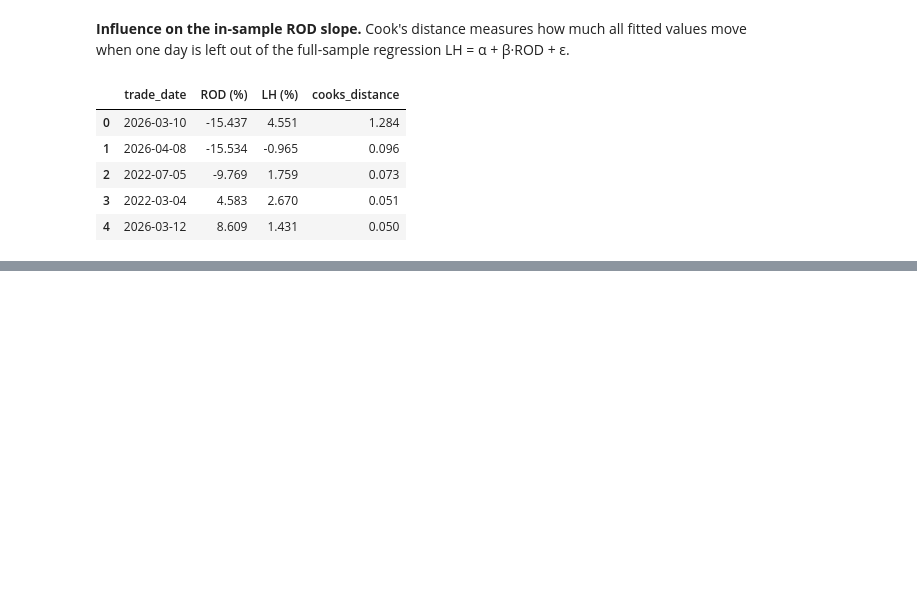
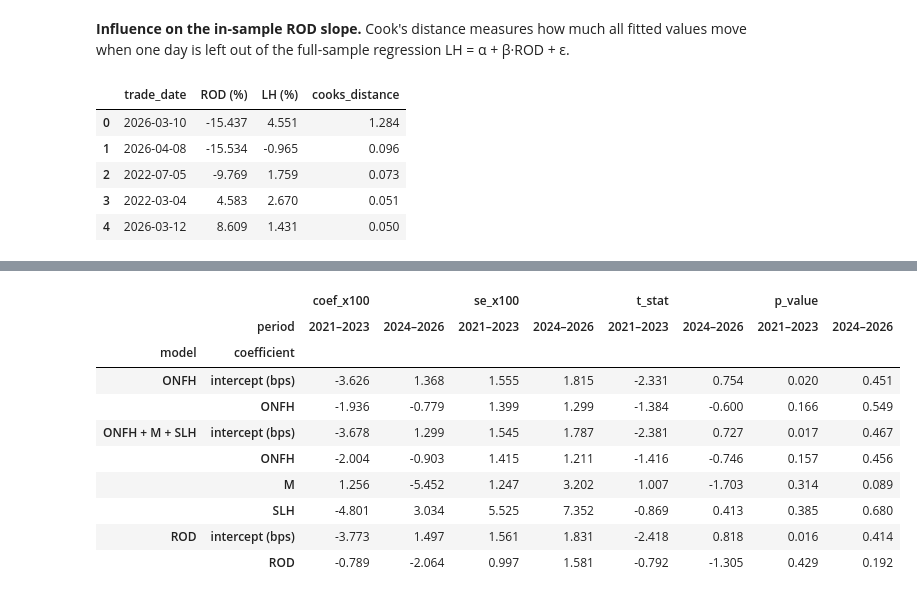
Before and after one commit to gwino/futures-project-group3, a Jupyter notebook: analysis/04_replication_results.ipynb, the cells around one changed output, grey strips where cells are left out. Saved outputs shown, nothing was run; the diff lists cells and outputs as text; code cells hidden in the pictures; blank space fills up the shorter version.

```diff
--- a/analysis/04_replication_results.ipynb
+++ b/analysis/04_replication_results.ipynb
@@ -349,0 +351,32 @@ In 2021–2026 there is **no evidence of intraday momentum in CL**. The slopes a
+# %%
+subperiods = pd.read_csv(tables / "replication_subperiods.csv")
+fit_table = pd.read_csv(tables / "replication_subperiod_fit.csv")
+changes = pd.read_csv(tables / "replication_subperiod_differences.csv")
+PERIODS = {"full": "2021–2026", "2021_2023": "2021–2023", "2024_2026": "2024–2026"}
+TERMS_BPS = {**TERMS, "const": "intercept (bps)"}
+
+
+def in_units(frame: pd.DataFrame, columns: list[str]) -> pd.DataFrame:
+	# Slopes stay x 100; intercepts are shown in basis points (x 100 again).
+	factor = np.where(frame["term"].eq("const"), 100, 1)
+	return frame.assign(**{column: frame[column] * factor for column in columns})
+
+
+coefficients = subperiods[subperiods["variant"].eq("baseline") & subperiods["lag_rule"].eq("common_7") & subperiods["period"].ne("full")]
+coefficients = in_units(coefficients, ["coef_x100", "se_x100", "ci_low_x100", "ci_high_x100"]).assign(
+	model=lambda frame: frame["model"].map(MODELS), coefficient=lambda frame: frame["term"].map(TERMS_BPS), period=lambda frame: frame["period"].map(PERIODS),
+	ci=lambda frame: frame.apply(lambda row: f"[{row['ci_low_x100']:.2f}, {row['ci_high_x100']:.2f}]", axis=1),
+)
+coefficients.pivot_table(index=["model", "coefficient"], columns="period", values=["coef_x100", "se_x100", "t_stat", "p_value"], aggfunc="first", sort=False)
+# %% [output]
+|  |  | coef_x100 |  | se_x100 |  | t_stat |  | p_value |  |
+|  | period | 2021–2023 | 2024–2026 | 2021–2023 | 2024–2026 | 2021–2023 | 2024–2026 | 2021–2023 | 2024–2026 |
+| model | coefficient |  |  |  |  |  |  |  |  |
+| ONFH | intercept (bps) | -3.626 | 1.368 | 1.555 | 1.815 | -2.331 | 0.754 | 0.020 | 0.451 |
+|  | ONFH | -1.936 | -0.779 | 1.399 | 1.299 | -1.384 | -0.600 | 0.166 | 0.549 |
+| ONFH + M + SLH | intercept (bps) | -3.678 | 1.299 | 1.545 | 1.787 | -2.381 | 0.727 | 0.017 | 0.467 |
+|  | ONFH | -2.004 | -0.903 | 1.415 | 1.211 | -1.416 | -0.746 | 0.157 | 0.456 |
+|  | M | 1.256 | -5.452 | 1.247 | 3.202 | 1.007 | -1.703 | 0.314 | 0.089 |
+|  | SLH | -4.801 | 3.034 | 5.525 | 7.352 | -0.869 | 0.413 | 0.385 | 0.680 |
+| ROD | intercept (bps) | -3.773 | 1.497 | 1.561 | 1.831 | -2.418 | 0.818 | 0.016 | 0.414 |
+|  | ROD | -0.789 | -2.064 | 0.997 | 1.581 | -0.792 | -1.305 | 0.429 | 0.192 |
```
Also changed, not shown: parts of 10 cells of this notebook, 10 other files.
